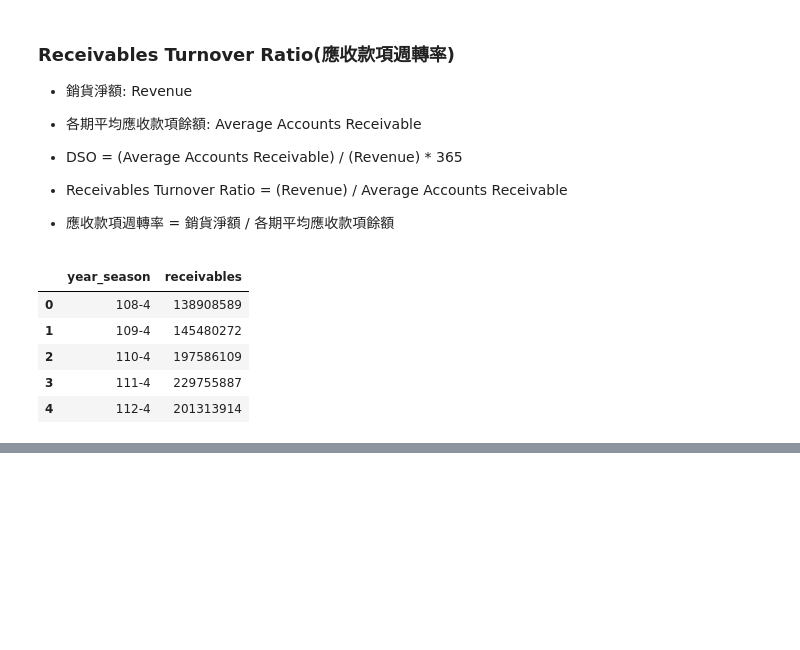
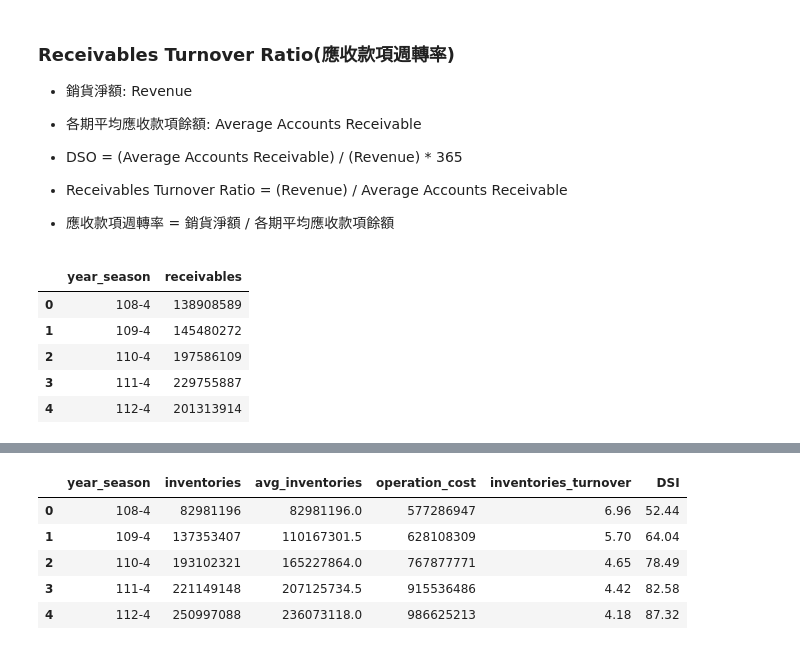
Before and after one commit to chiseanchang0727/financial-report-crawler, a Jupyter notebook: fc_report_analysis.ipynb, the cells around one changed output, grey strips where cells are left out. Saved outputs shown, nothing was run; the diff lists cells and outputs as text; code cells hidden in the pictures; blank space fills up the shorter version.

```diff
--- a/fc_report_analysis.ipynb
+++ b/fc_report_analysis.ipynb
@@ -300,0 +319,3 @@ NameError: name 'pd' is not defined
+# %%
+df_operation_cost = get_acct_data_and_rename(df_profitloss, '營業成本合計', 'operation_cost')
+df_operation_cost
@@ -300,0 +329,3 @@ NameError: name 'pd' is not defined
+# %%
+df_inventories = get_acct_data_and_rename(df_balance, '存貨', 'inventories')
+df_inventories
@@ -300,0 +339,4 @@ NameError: name 'pd' is not defined
+# %%
+df_inventories['avg_inventories'] = (df_inventories['inventories'] + df_inventories['inventories'].shift(1)) / 2
+df_inventories['avg_inventories'] = np.where(df_inventories['avg_inventories'].isnull(), df_inventories['inventories'], df_inventories['avg_inventories'])
+df_inventories
@@ -300,0 +350,13 @@ NameError: name 'pd' is not defined
+# %%
+df_inventories_turnover = pd.merge(df_inventories, df_operation_cost, how='inner', on='year_season')
+df_inventories_turnover['inventories_turnover'] = round(df_inventories_turnover['operation_cost'] / df_inventories_turnover['avg_inventories'], 2)
+# Days sales of invetory
+df_inventories_turnover['DSI'] = round(365 / df_inventories_turnover['inventories_turnover'], 2)
+df_inventories_turnover
+# %% [output]
+|  | year_season | inventories | avg_inventories | operation_cost | inventories_turnover | DSI |
+| 0 | 108-4 | 82981196 | 82981196.0 | 577286947 | 6.96 | 52.44 |
+| 1 | 109-4 | 137353407 | 110167301.5 | 628108309 | 5.70 | 64.04 |
+| 2 | 110-4 | 193102321 | 165227864.0 | 767877771 | 4.65 | 78.49 |
+| 3 | 111-4 | 221149148 | 207125734.5 | 915536486 | 4.42 | 82.58 |
+| 4 | 112-4 | 250997088 | 236073118.0 | 986625213 | 4.18 | 87.32 |
```
Also changed, not shown: parts of 8 cells of this notebook.
